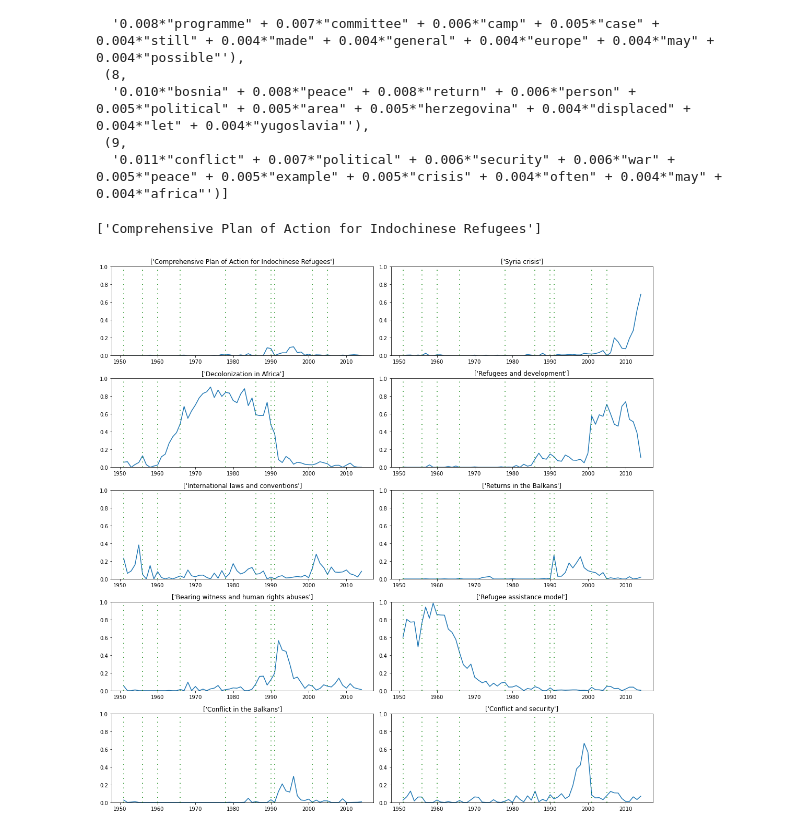
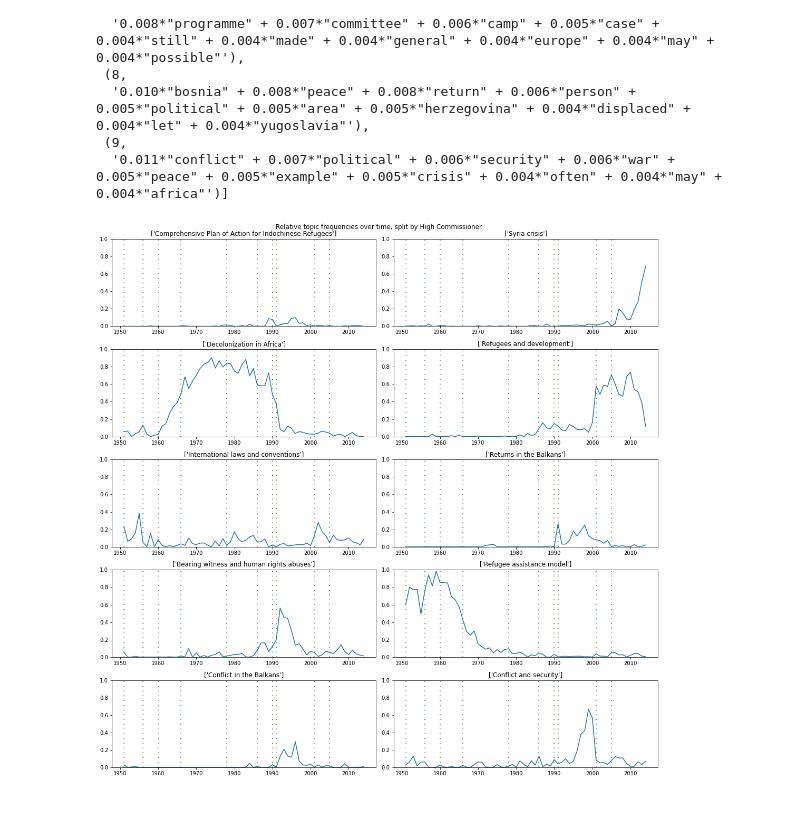
Before and after one commit to jswoodham/unhcr_speeches, a Jupyter notebook: Report.ipynb, the cells around one changed output. Saved outputs shown, nothing was run; the diff lists cells and outputs as text; code cells hidden in the pictures.

```diff
--- a/Report.ipynb
+++ b/Report.ipynb
@@ -62,6 +140,8 @@ freq.columns = ['speaker', 'word', 'freq']
 ### Plot word frequencies by commissioner
 
 fig, ((ax1, ax2), (ax3, ax4), (ax5, ax6), (ax7, ax8), (ax9, ax10)) = plt.subplots(5, 2, figsize=(16, 12))
+
+plt.suptitle("Top word frequencies by commissioner")
 
 speaker = ['Goedhart',
            'Lindt',
@@ -88,6 +168,7 @@ for n in speaker:
     a.invert_yaxis()
     a.set_xlabel('Frequency')
     a.set_title(n)
+    a.set(xlim=(0,3500))
 
     j = j + 1
 
@@ -104,6 +206,8 @@ freq = freq.reset_index()
 freq.columns = ['decade', 'word', 'freq']
 # %%
 fig, ((ax1, ax2), (ax3, ax4), (ax5, ax6), (ax7, ax8)) = plt.subplots(4, 2, figsize=(16, 12))
+
+plt.suptitle("Top word frequencies by decade")
 
 j = 1
 decade = [1950, 1960, 1970, 1980, 1990, 2000, 2010]
@@ -121,6 +225,7 @@ for n in decade:
     a.invert_yaxis()
     a.set_xlabel('Frequency')
     a.set_title(n)
+    a.set(xlim = (0,3000))
 
     j = j + 1
 
@@ -197,31 +325,27 @@ y7 = topics_over_time['Bearing witness and human rights abuses']
 y8 = topics_over_time['Refugee assistance model']
 y9 = topics_over_time['Conflict in the Balkans']
 y10 = topics_over_time[ 'Conflict and security']
-# %%
-list(topics_over_time.columns.values[1])
-# %% [output]
-['Comprehensive Plan of Action for Indochinese Refugees']
 # %%
 fig, ((ax1, ax2), (ax3, ax4), (ax5, ax6), (ax7, ax8), (ax9, ax10)) = plt.subplots(5, 2, figsize=(15, 15))
-
+plt.suptitle("Relative topic frequencies over time, split by High Commissioner")
 for j in range(1, 11):
     a = eval('ax' + str(j))
     y = eval('y' + str(j))
-    title = list(topics_over_time.columns.values[j]))
+    title = list(topics_over_time.columns.values[j])
     a.plot(x, y)
     a.set_title(title)
     a.set(ylim=(0, 1))
     a.axvline(x= 1951, color='green', linestyle=(0, (1, 5)))
     a.axvline(x= 1956, color='green', linestyle=(0, (1, 5)))
     a.axvline(x= 1960, color='green', linestyle=(0, (1, 5)))
     a.axvline(x= 1966, color='green', linestyle=(0, (1, 5)))
     a.axvline(x= 1978, color='green', linestyle=(0, (1, 5)))
     a.axvline(x= 1986, color='green', linestyle=(0, (1, 5)))
     a.axvline(x= 1990, color='green', linestyle=(0, (1, 5)))
     a.axvline(x= 1991, color='green', linestyle=(0, (1, 5)))
     a.axvline(x= 2001, color='green', linestyle=(0, (1, 5)))
     a.axvline(x= 2005, color='green', linestyle=(0, (1, 5)))
 
 plt.tight_layout()
 # %% [output]
-[figure, old version]
+[figure, new version]
```
Also changed, not shown: parts of 20 cells of this notebook, 1 other file.
